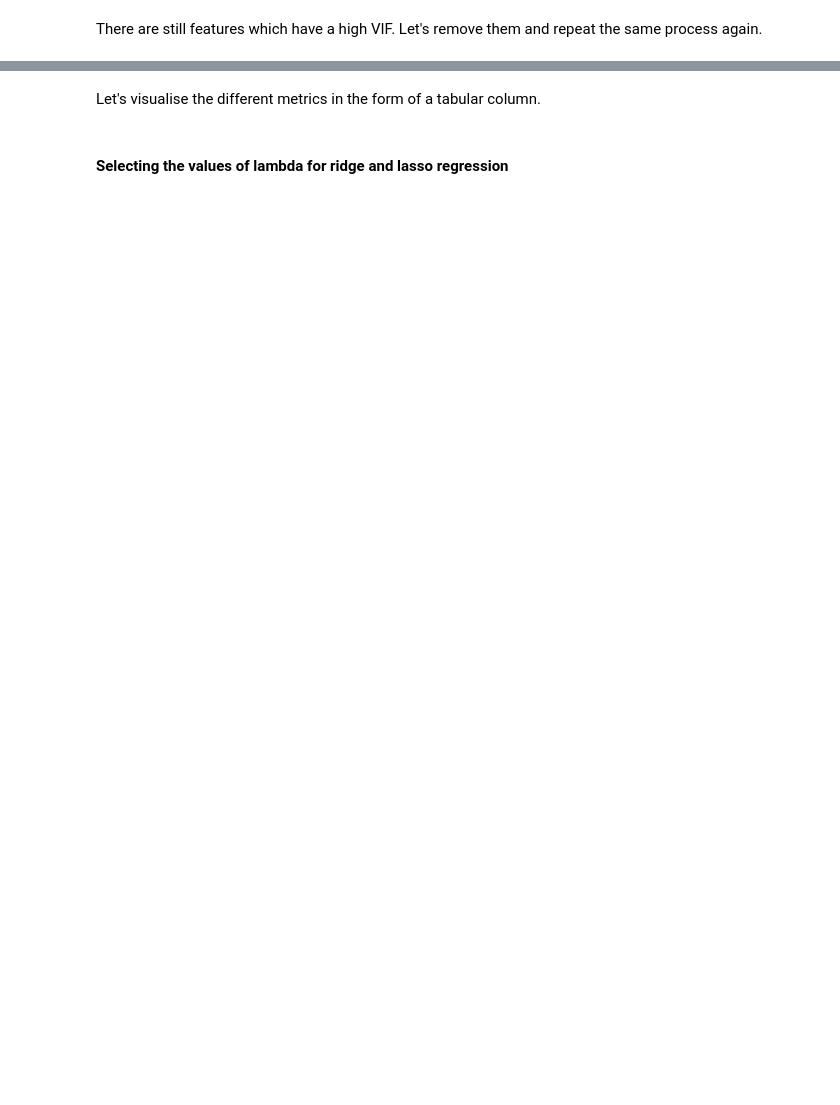
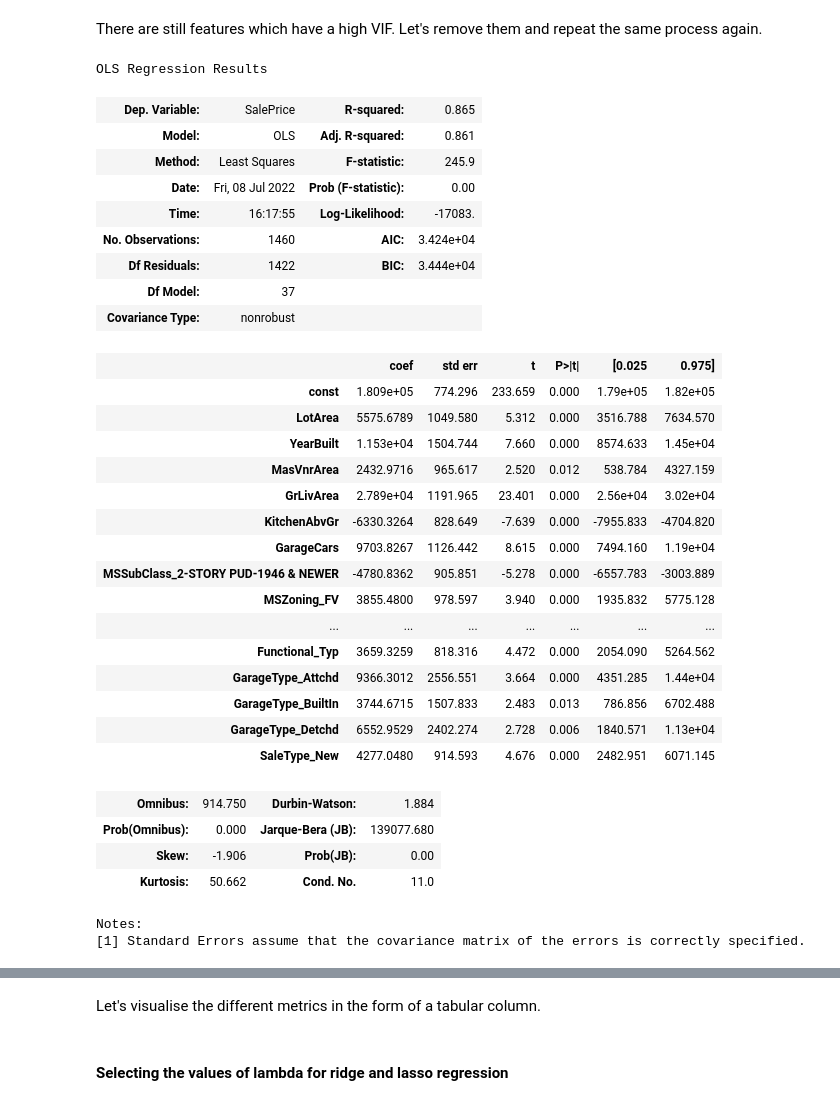
Before and after one commit to badribnarayanan/iiit-pgdml, a Jupyter notebook: AdvancedRegression/advancedregression.ipynb, the cells around one changed output, grey strips where cells are left out. Saved outputs shown, nothing was run; the diff lists cells and outputs as text; code cells hidden in the pictures; blank space fills up the shorter version.

```diff
--- a/AdvancedRegression/advancedregression.ipynb
+++ b/AdvancedRegression/advancedregression.ipynb
@@ -457,9 +838,9 @@ print(lr.summary())
 # %%
 #drop the const column before calculating VIF
-X_train_lm.drop(['const'], axis=1, inplace=True)
+X_train_dropped = X_train_lm.drop(['const'], axis=1)
 # %%
 vif = pd.DataFrame()
-X_new = X_train_lm
+X_new = X_train_dropped
 vif['Features'] = X_new.columns
 vif['VIF'] = [variance_inflation_factor(X_new.values, i) for i in range(X_new.shape[1])]
 vif['VIF'] = round(vif['VIF'], 2)
@@ -474,11 +869,54 @@ X_train_new.head()
+# %%
+# cols_to_drop = ['RoofMatl_CompShg', 'MasVnrType_None', 'MasVnrType_BrkFace', 'Exterior2nd_CmentBd', 'Exterior1st_CemntBd']
+
+cols_to_drop = vif['Features'].where(vif['VIF'] > float(20))
+cols_to_drop.dropna(inplace=True)
+cols_to_drop = cols_to_drop.to_list()
+# cols_to_drop
+
+X_train_rfe = X_train_rfe.drop(columns=cols_to_drop)
+# X_train_rfe.head()
 # %%
 #let's fit the model again with new set of features
 
 # Add a constant
-X_train_lm = sm.add_constant(X_train_new)
+X_train_lm = sm.add_constant(X_train_rfe)
 
 # Create a first fitted model
 lr = sm.OLS(Y, X_train_lm).fit()
 # %%
 #Let's see the summary of the new model
-print(lr.summary())
+lr.summary()
+# %% [output]
+OLS Regression Results
+| Dep. Variable: | SalePrice | R-squared: | 0.865 |
+| Model: | OLS | Adj. R-squared: | 0.861 |
+| Method: | Least Squares | F-statistic: | 245.9 |
+| Date: | Fri, 08 Jul 2022 | Prob (F-statistic): | 0.00 |
+| Time: | 16:17:55 | Log-Likelihood: | -17083. |
+| No. Observations: | 1460 | AIC: | 3.424e+04 |
+| Df Residuals: | 1422 | BIC: | 3.444e+04 |
+| Df Model: | 37 |  |  |
+| Covariance Type: | nonrobust |  |  |
+|  | coef | std err | t | P>|t| | [0.025 | 0.975] |
+| const | 1.809e+05 | 774.296 | 233.659 | 0.000 | 1.79e+05 | 1.82e+05 |
+| LotArea | 5575.6789 | 1049.580 | 5.312 | 0.000 | 3516.788 | 7634.570 |
+| YearBuilt | 1.153e+04 | 1504.744 | 7.660 | 0.000 | 8574.633 | 1.45e+04 |
+| MasVnrArea | 2432.9716 | 965.617 | 2.520 | 0.012 | 538.784 | 4327.159 |
+| GrLivArea | 2.789e+04 | 1191.965 | 23.401 | 0.000 | 2.56e+04 | 3.02e+04 |
+| KitchenAbvGr | -6330.3264 | 828.649 | -7.639 | 0.000 | -7955.833 | -4704.820 |
+| GarageCars | 9703.8267 | 1126.442 | 8.615 | 0.000 | 7494.160 | 1.19e+04 |
+| MSSubClass_2-STORY PUD-1946 & NEWER | -4780.8362 | 905.851 | -5.278 | 0.000 | -6557.783 | -3003.889 |
+| MSZoning_FV | 3855.4800 | 978.597 | 3.940 | 0.000 | 1935.832 | 5775.128 |
+| ... | ... | ... | ... | ... | ... | ... |
+| Functional_Typ | 3659.3259 | 818.316 | 4.472 | 0.000 | 2054.090 | 5264.562 |
+| GarageType_Attchd | 9366.3012 | 2556.551 | 3.664 | 0.000 | 4351.285 | 1.44e+04 |
+| GarageType_BuiltIn | 3744.6715 | 1507.833 | 2.483 | 0.013 | 786.856 | 6702.488 |
+| GarageType_Detchd | 6552.9529 | 2402.274 | 2.728 | 0.006 | 1840.571 | 1.13e+04 |
+| SaleType_New | 4277.0480 | 914.593 | 4.676 | 0.000 | 2482.951 | 6071.145 |
+| Omnibus: | 914.750 | Durbin-Watson: | 1.884 |
+| Prob(Omnibus): | 0.000 | Jarque-Bera (JB): | 139077.680 |
+| Skew: | -1.906 | Prob(JB): | 0.00 |
+| Kurtosis: | 50.662 | Cond. No. | 11.0 |
+Notes:
+[1] Standard Errors assume that the covariance matrix of the errors is correctly specified.
```
Also changed, not shown: parts of 69 cells of this notebook, 1 other file.
